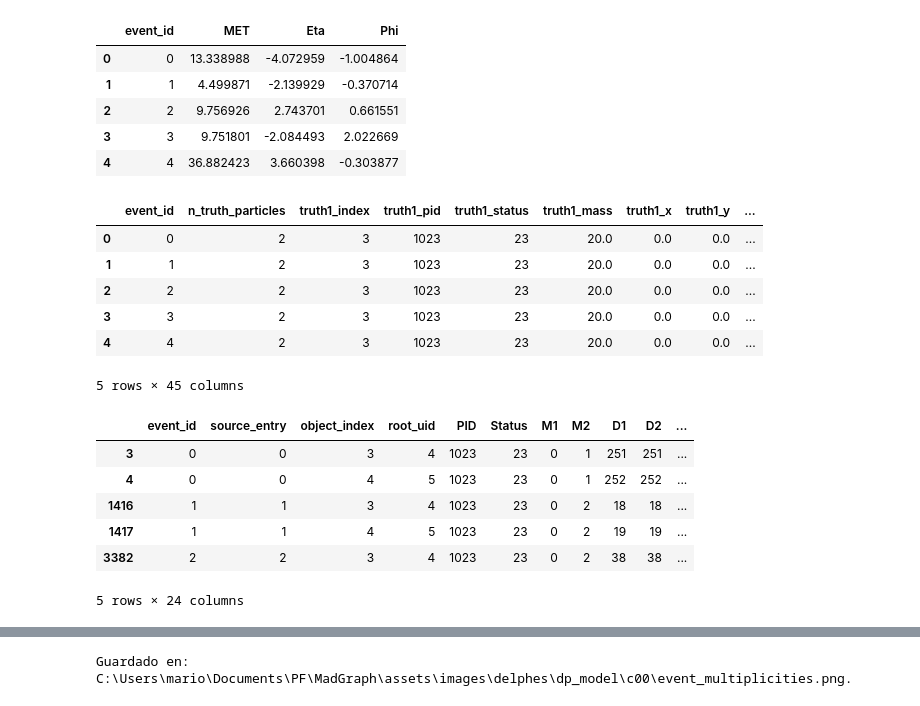
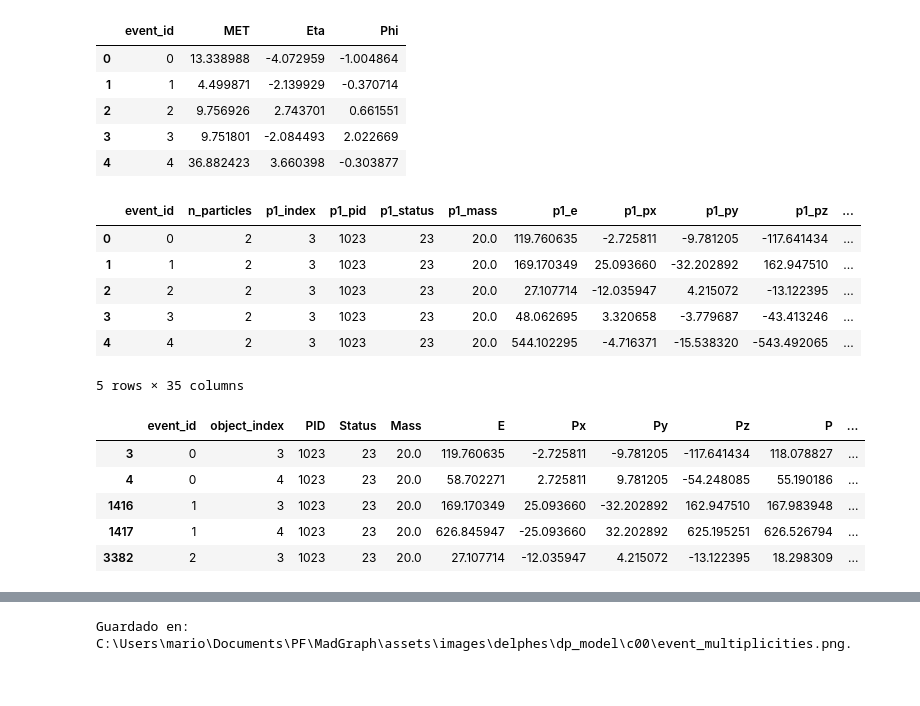
Before and after one commit to MASilva139/ECFM-PF, a Jupyter notebook: MadGraph/dp00.ipynb, the cells around one changed output, grey strips where cells are left out. Cells and saved outputs as stored; diff of their text form; code cells hidden in the pictures.

```diff
--- a/MadGraph/dp00.ipynb
+++ b/MadGraph/dp00.ipynb
@@ -42,15 +39,9 @@ particle_options = {**plot_options, 'label': PARTICLE_LABEL}
 cut = '(PID == 1023) & (Status == 23)' # Código del fotón oscuro zp
 BRANCHES = (
     'event_id',
-    'source_entry',
     'object_index',
-    'root_uid',
     'PID',
     'Status',
-    'M1',
-    'M2',
-    'D1',
-    'D2',
     'Mass',
     'E',
     'Px',
@@ -60,11 +51,6 @@ BRANCHES = (
     'PT',
     'Eta',
     'Phi',
-    'Rapidity',
-    'T',
-    'X',
-    'Y',
-    'Z',
 )
 # %%
 df_events = io.load_dataframe(
@@ -176,36 +161,31 @@ Total de eventos: 10,000 eventos
 # %%
 analysis = pl.prepare_particle_analysis(
     df_particle,
     pid=PARTICLE_PID,
     status=PARTICLE_STATUS,
-    events=df_events,
-    jets=df_jet,
-    missing_et=df_met,
-    require_two=True
+    events=df_events
 )
-truth_particles = analysis['truth_mediators']
-truth_pairs = analysis['truth_pairs']
-event_observables = analysis['event_observables']
+particles = analysis['particles']
+pairs = analysis['particle_pairs']
 summary = analysis['summary']
-truth_pairs.head()
+pairs.head()
 # %% [output]
-|  | event_id | n_truth_particles | truth1_index | truth1_pid | truth1_status | truth1_mass | truth1_x | truth1_y | ... |
-| 0 | 0 | 2 | 3 | 1023 | 23 | 20.0 | 0.0 | 0.0 | ... |
-| 1 | 1 | 2 | 3 | 1023 | 23 | 20.0 | 0.0 | 0.0 | ... |
-| 2 | 2 | 2 | 3 | 1023 | 23 | 20.0 | 0.0 | 0.0 | ... |
-| 3 | 3 | 2 | 3 | 1023 | 23 | 20.0 | 0.0 | 0.0 | ... |
-| 4 | 4 | 2 | 3 | 1023 | 23 | 20.0 | 0.0 | 0.0 | ... |
+|  | event_id | n_particles | p1_index | p1_pid | p1_status | p1_mass | p1_e | p1_px | p1_py | p1_pz | ... |
+| 0 | 0 | 2 | 3 | 1023 | 23 | 20.0 | 119.760635 | -2.725811 | -9.781205 | -117.641434 | ... |
+| 1 | 1 | 2 | 3 | 1023 | 23 | 20.0 | 169.170349 | 25.093660 | -32.202892 | 162.947510 | ... |
+| 2 | 2 | 2 | 3 | 1023 | 23 | 20.0 | 27.107714 | -12.035947 | 4.215072 | -13.122395 | ... |
+| 3 | 3 | 2 | 3 | 1023 | 23 | 20.0 | 48.062695 | 3.320658 | -3.779687 | -43.413246 | ... |
+| 4 | 4 | 2 | 3 | 1023 | 23 | 20.0 | 544.102295 | -4.716371 | -15.538320 | -543.492065 | ... |
-5 rows × 45 columns
+5 rows × 35 columns
 # %%
-truth_particles.head()
+particles.head()
 # %% [output]
-|  | event_id | source_entry | object_index | root_uid | PID | Status | M1 | M2 | D1 | D2 | ... |
-| 3 | 0 | 0 | 3 | 4 | 1023 | 23 | 0 | 1 | 251 | 251 | ... |
-| 4 | 0 | 0 | 4 | 5 | 1023 | 23 | 0 | 1 | 252 | 252 | ... |
-| 1416 | 1 | 1 | 3 | 4 | 1023 | 23 | 0 | 2 | 18 | 18 | ... |
-| 1417 | 1 | 1 | 4 | 5 | 1023 | 23 | 0 | 2 | 19 | 19 | ... |
-| 3382 | 2 | 2 | 3 | 4 | 1023 | 23 | 0 | 2 | 38 | 38 | ... |
+|  | event_id | object_index | PID | Status | Mass | E | Px | Py | Pz | P | ... |
+| 3 | 0 | 3 | 1023 | 23 | 20.0 | 119.760635 | -2.725811 | -9.781205 | -117.641434 | 118.078827 | ... |
+| 4 | 0 | 4 | 1023 | 23 | 20.0 | 58.702271 | 2.725811 | 9.781205 | -54.248085 | 55.190186 | ... |
+| 1416 | 1 | 3 | 1023 | 23 | 20.0 | 169.170349 | 25.093660 | -32.202892 | 162.947510 | 167.983948 | ... |
+| 1417 | 1 | 4 | 1023 | 23 | 20.0 | 626.845947 | -25.093660 | 32.202892 | 625.195251 | 626.526794 | ... |
+| 3382 | 2 | 3 | 1023 | 23 | 20.0 | 27.107714 | -12.035947 | 4.215072 | -13.122395 | 18.298309 | ... |
-5 rows × 24 columns
 # %%
 display(pd.Series(summary, name='resumen'))
 # %% [output]
```
Also changed, not shown: parts of 12 cells of this notebook, 23 other files.
